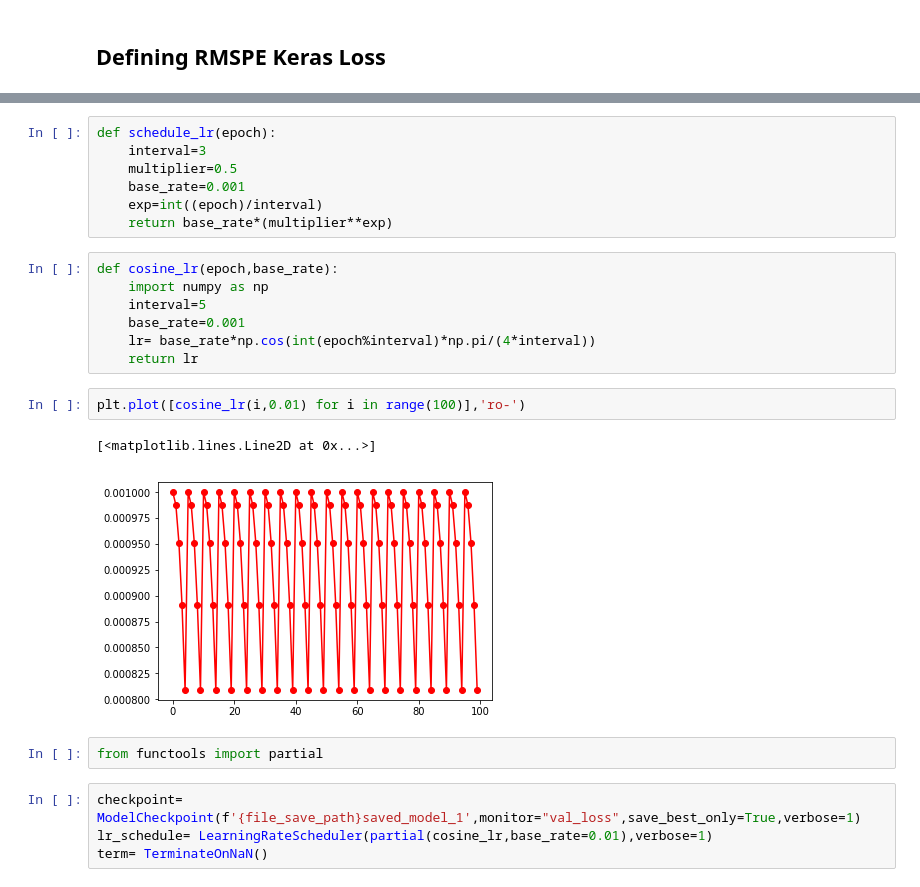
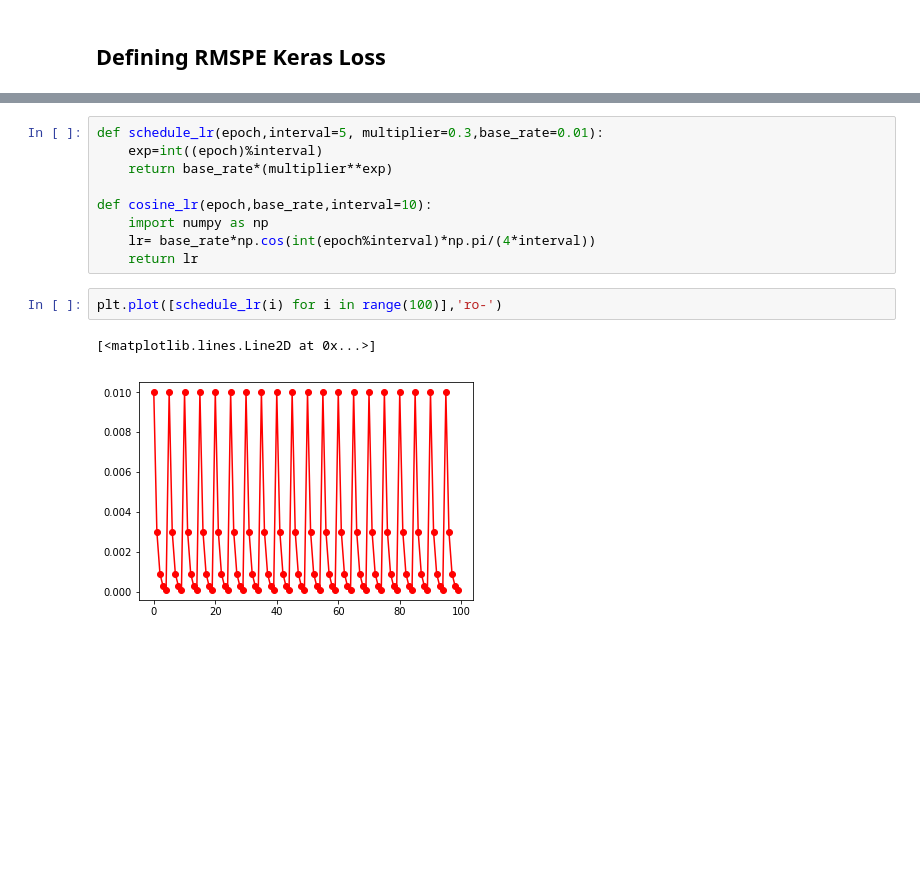
Before and after one commit to airisdata/Rossmann, a Jupyter notebook: rossman_v2.ipynb, the cells around one changed output, grey strips where cells are left out. Cells and saved outputs as stored; diff of their text form; blank space fills up the shorter version.

```diff
--- a/rossman_v2.ipynb
+++ b/rossman_v2.ipynb
@@ -758,25 +716,14 @@ model.compile(Adam(), loss=rmspe_loss)
 # %%
-def schedule_lr(epoch):
-    interval=3
-    multiplier=0.5
-    base_rate=0.001
-    exp=int((epoch)/interval)
+def schedule_lr(epoch,interval=5, multiplier=0.3,base_rate=0.01):
+    exp=int((epoch)%interval)
     return base_rate*(multiplier**exp)
+
+def cosine_lr(epoch,base_rate,interval=10):
+    import numpy as np
+    lr= base_rate*np.cos(int(epoch%interval)*np.pi/(4*interval))
+    return lr
-# %%
-def cosine_lr(epoch,base_rate):
-    import numpy as np
-    interval=5
-    base_rate=0.001
-    lr= base_rate*np.cos(int(epoch%interval)*np.pi/(4*interval))
-    return lr
 # %%
-plt.plot([cosine_lr(i,0.01) for i in range(100)],'ro-')
+plt.plot([schedule_lr(i) for i in range(100)],'ro-')
 # %% [output]
 [<matplotlib.lines.Line2D at 0x...>]
-[figure, old version]
+[figure, new version]
-# %%
-from functools import partial
-# %%
-checkpoint= ModelCheckpoint(f'{file_save_path}saved_model_1',monitor="val_loss",save_best_only=True,verbose=1)
-lr_schedule= LearningRateScheduler(partial(cosine_lr,base_rate=0.01),verbose=1)
-term= TerminateOnNaN()
```
Also changed, not shown: parts of 37 cells of this notebook.
